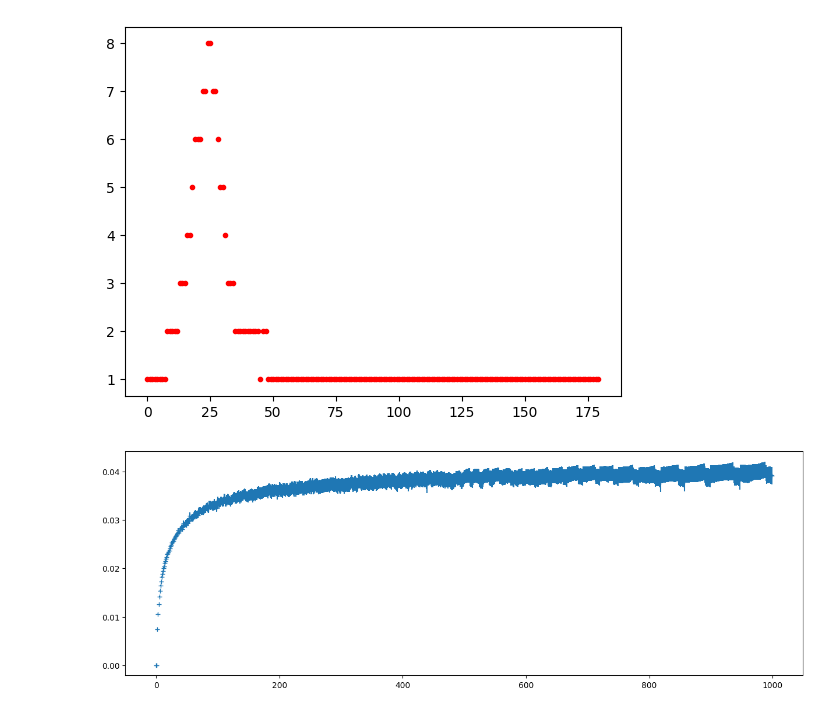
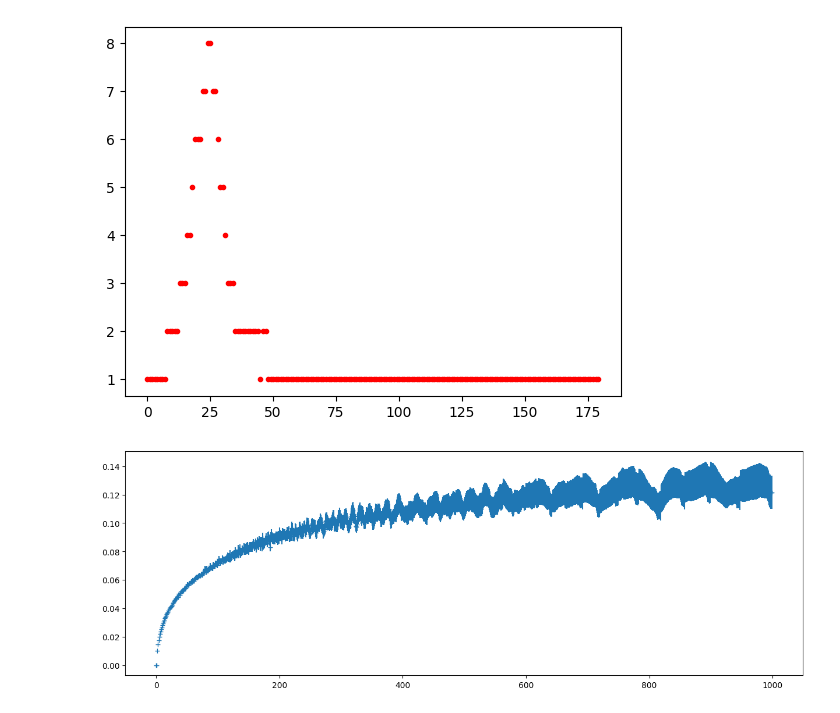
Before and after one commit to jenishadhikari221/Bachelorarbeit, a Jupyter notebook: main/auto_corr_Binder.ipynb, the cells around one changed output. Cells and saved outputs as stored; diff of their text form; code cells hidden in the pictures.

```diff
--- a/main/auto_corr_Binder.ipynb
+++ b/main/auto_corr_Binder.ipynb
@@ -149,13 +38,13 @@ plt.show()
 # %%
 # Finde Blocklaenge
 fig,ax = plt.subplots(figsize=(15,5))
 length = 1000
-spin = spin_simulation_6[1:,26]
+spin = spin_simulation_6[1:,24]
 x_1,y_1,y_err = data_blocking_error(spin,length)
 ax.errorbar(x_1,y_1,yerr=y_err,fmt= '+',barsabove=True)
 plt.show()
 # %% [output]
-[figure, old version]
+[figure, new version]
 # %%
 length = 2
 L_1 = binder_cum_plot(spin_simulation_1,boot_length=length,color='r',format='.',label="L = 10")
```
Also changed, not shown: parts of 20 cells of this notebook, 2 other files.
